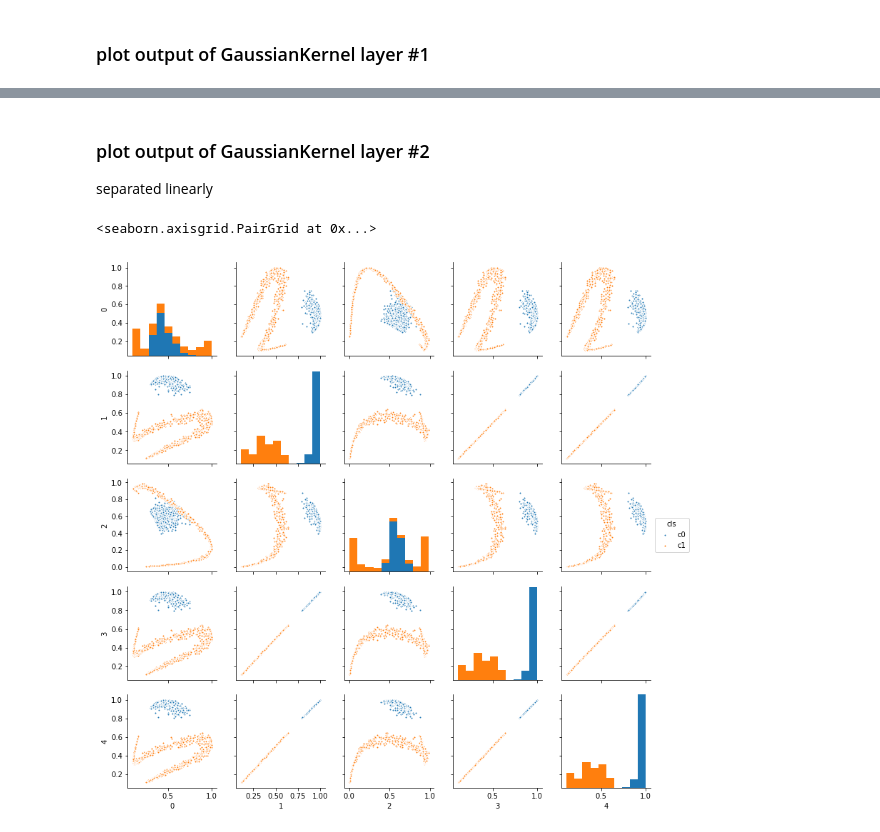
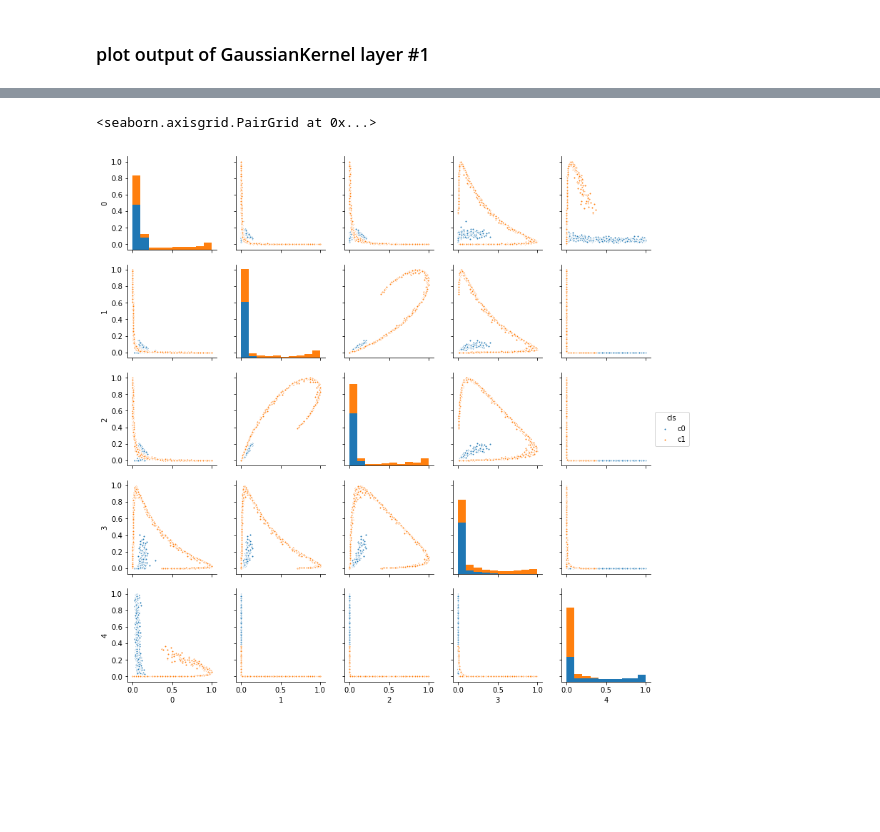
Before and after one commit to darecophoenixx/wordroid.sblo.jp, a Jupyter notebook: lib/keras_ex/GaussianKernel/demo/demo01.ipynb, the cells around one changed output, grey strips where cells are left out. Saved outputs shown, nothing was run; the diff lists cells and outputs as text; code cells hidden in the pictures; blank space fills up the shorter version.

```diff
--- a/lib/keras_ex/GaussianKernel/demo/demo01.ipynb
+++ b/lib/keras_ex/GaussianKernel/demo/demo01.ipynb
@@ -75,20 +75,16 @@ def make_modelz(gamma=0, gamma_svm=0.1, name='DUMMY'):
     oup = inp
     model_2 = Model(inp, oup)
 
-    oup_gk1 = GaussianKernel(num_lm, 2, kernel_gamma='auto', name='gkernel1')(oup)
+    oup_gk1 = GaussianKernel(num_lm, 2, kernel_gamma=1/(2*2*0.1), name='gkernel1')(oup)
     model_gk1 = Model(inp, oup_gk1)
 
-    oup_gk2 = GaussianKernel(5, num_lm, kernel_gamma='auto', name='gkernel2')(oup_gk1)
-    model_gk2 = Model(inp, oup_gk2)
-
-    oup = Dense(1, activation='sigmoid')(oup_gk2)
+    oup = Dense(1, activation='sigmoid')(oup_gk1)
 
     model = Model(inp, oup)
     model.compile(loss='binary_crossentropy', optimizer='adam', metrics=['accuracy'])
     return {
         'model': model,
         'model_gk1': model_gk1,
-        'model_gk2': model_gk2,
     }
 
 models = make_modelz()
@@ -126,7 +120,7 @@ sns.lmplot("col1", "col2", hue="cls", data=df, fit_reg=False, size=6)
 # %%
 model.fit(X, y, verbose=0,
           batch_size=32,
-          epochs=300)
+          epochs=150)
 # %% [output]
 <keras.callbacks.History at 0x...>
 # %% [markdown]
@@ -182,11 +176,7 @@ sns.pairplot(df, markers='.', hue='cls', size=2.2)
-# %% [markdown]
-### plot output of GaussianKernel layer #2
-separated linearly
 # %%
-gk2_pred = models['model_gk2'].predict(X, batch_size=1024)
-df = pd.DataFrame(gk2_pred[:,:5])
+df = pd.DataFrame(gk1_pred[:,5:10])
 df['cls'] = ['c'+str(ee) for ee in y]
 sns.pairplot(df, markers='.', hue='cls', size=2.2)
 # %% [output]
 <seaborn.axisgrid.PairGrid at 0x...>
-[figure, old version]
+[figure, new version]
```
Also changed, not shown: parts of 5 cells of this notebook.
